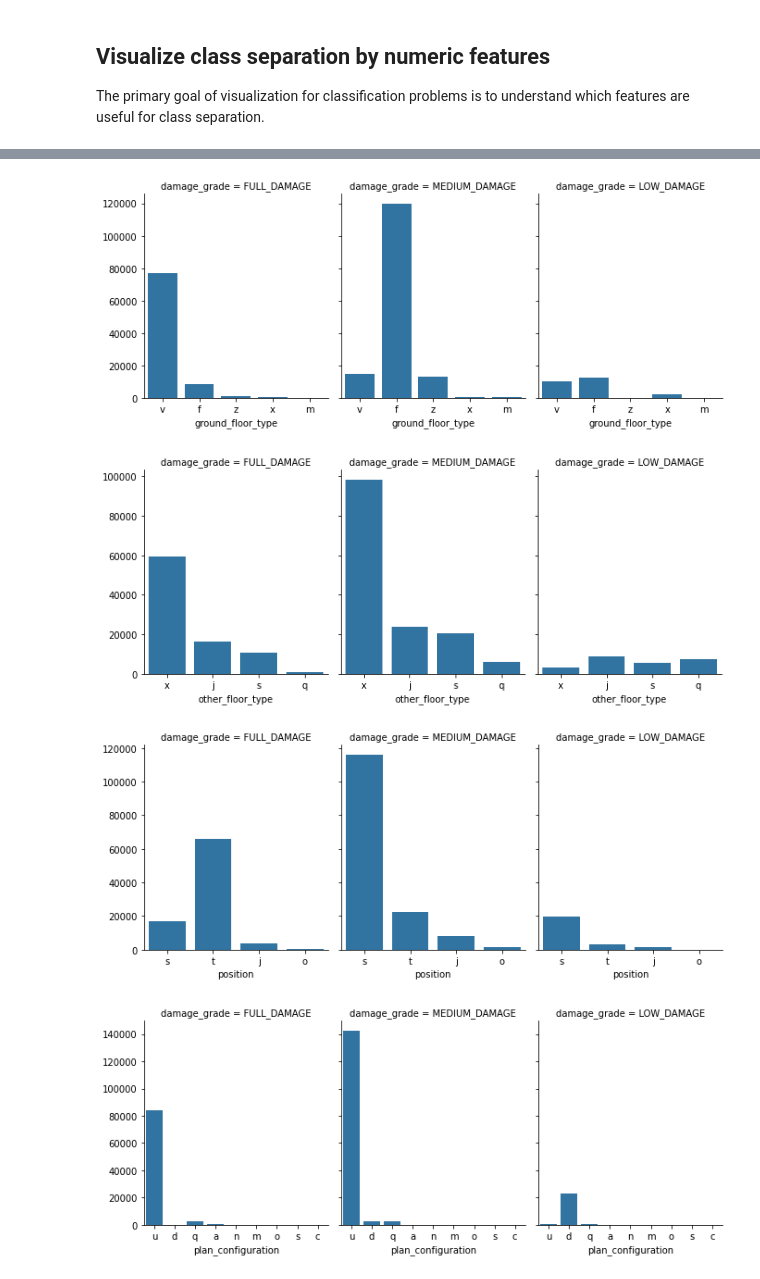
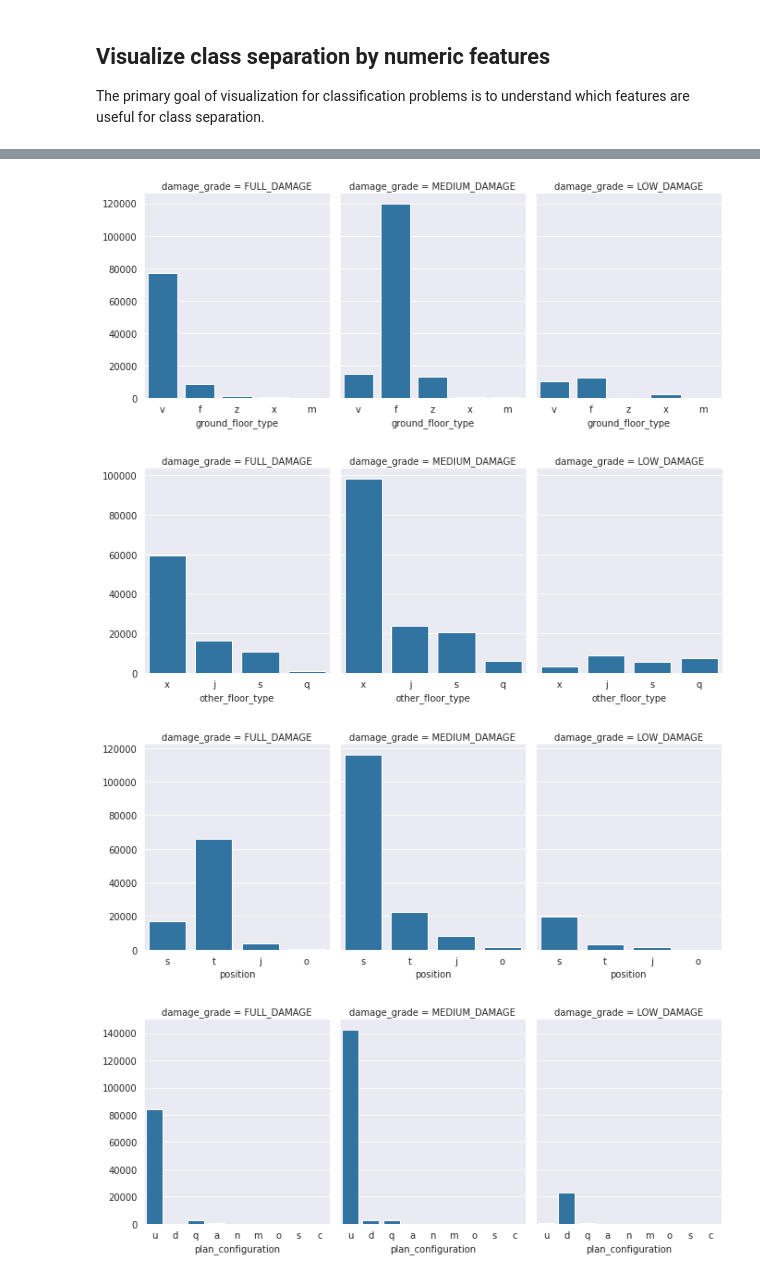
Before and after one commit to BhekiMabheka/Competitions, a Jupyter notebook: Predicting_Earthquake_Damage.ipynb, the cells around one changed output, grey strips where cells are left out. Saved outputs shown, nothing was run; the diff lists cells and outputs as text; code cells hidden in the pictures.

```diff
--- a/Predicting_Earthquake_Damage.ipynb
+++ b/Predicting_Earthquake_Damage.ipynb
@@ -134,9 +134,10 @@ def countplot(df, target_label):
     """
     cols = df.columns.tolist()
     for col in cols:
-        if( df[col].dtypes in [np.object] ):
-            g = sns.FacetGrid(data = df, col = target_label, height = 4, aspect = .8)
-            g.map(sns.countplot, col)
+      sns.set_style("darkgrid")
+      if( df[col].dtypes in [np.object] ):
+        g = sns.FacetGrid(data = df, col = target_label, height = 4, aspect = .8)
+        g.map(sns.countplot, col)
 
 # Call the function
 countplot(df = train_df, target_label = "damage_grade");
@@ -147,4 +148,4 @@ countplot(df = train_df, target_label = "damage_grade");
-[figure, old version]
+[figure, new version]
-[figure, old version]
+[figure, new version]
-[figure, old version]
+[figure, new version]
-[figure, old version]
+[figure, new version]
```
Also changed, not shown: parts of 3 cells of this notebook.
